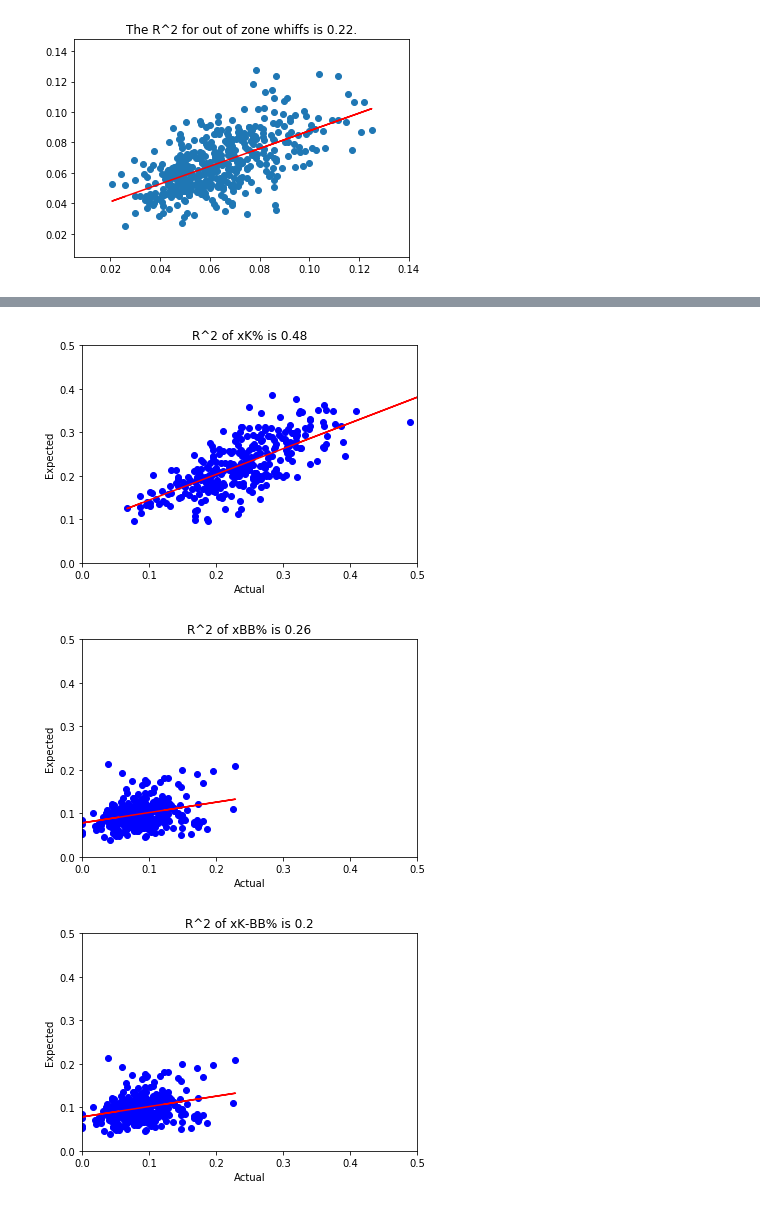
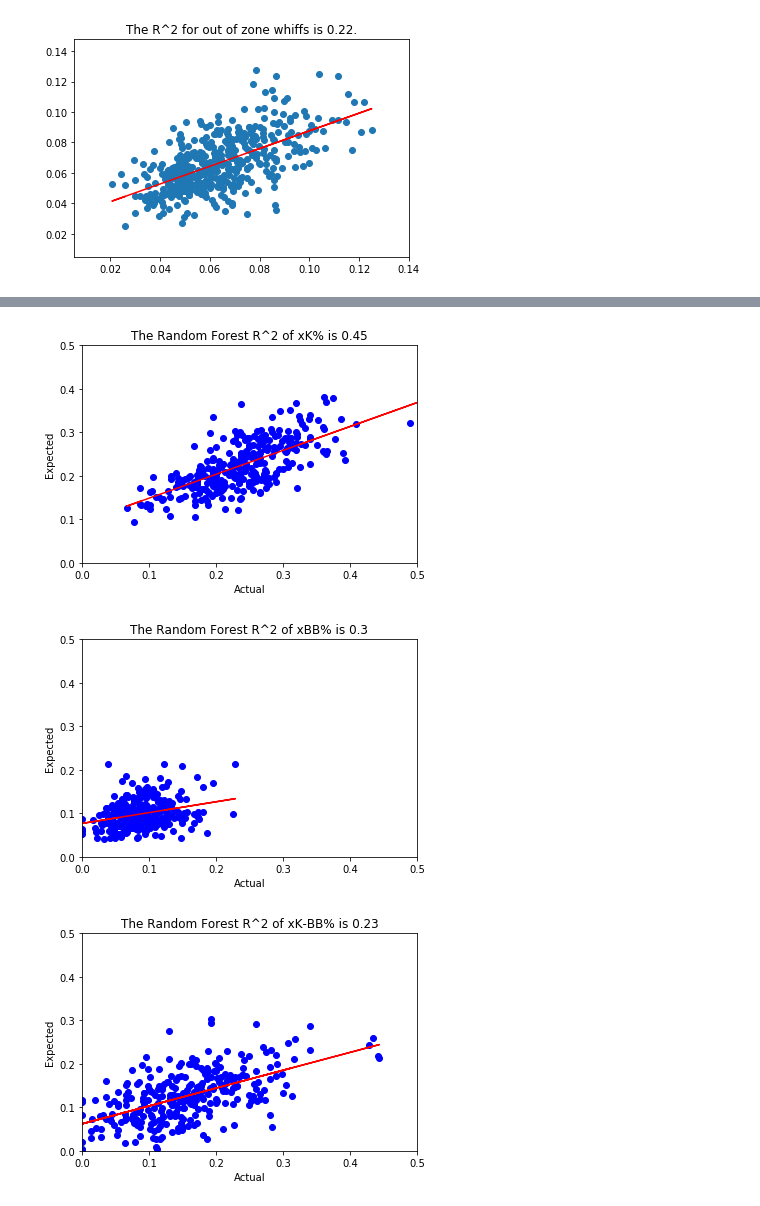
Before and after one commit to TrevorCap/Baseball, a Jupyter notebook: Baseball.ipynb, the cells around one changed output, grey strips where cells are left out. Saved outputs shown, nothing was run; the diff lists cells and outputs as text; code cells hidden in the pictures.

```diff
--- a/Baseball.ipynb
+++ b/Baseball.ipynb
@@ -387,38 +409,38 @@ tota.to_csv("Resources/data2019.csv")
 web.to_csv("Outputs/web.csv")
 # %%
 plt.figure(0)
-plt.title(f'R^2 of xK% is {round(kscor,2)}')
+plt.title(f'The Random Forest R^2 of xK% is {round(kscor,2)}')
 plt.scatter(kkkk, k_hat, c='b')
 b, m = poly(kkkk, k_hat, 1)
 plt.plot(kkkk, b + m * kkkk, '-', c='r')
 plt.xlabel('Actual')
 plt.ylabel('Expected')
 plt.xlim(0,0.5)
 plt.ylim(0, 0.5)
 plt.savefig('Outputs/xK2019.png')
 
 plt.figure(1)
 plt.scatter(bbbb, b_hat, c='b')
-plt.title(f'R^2 of xBB% is {abs(round(bscor,2))}')
+plt.title(f'The Random Forest R^2 of xBB% is {abs(round(bscor,2))}')
 b, m = poly(bbbb, b_hat, 1)
 plt.plot(bbbb, b + m * bbbb, '-', c='r')
 plt.xlabel('Actual')
 plt.ylabel('Expected')
 plt.xlim(0,0.5)
 plt.ylim(0, 0.5)
 plt.savefig('Outputs/xBB2019.png')
 
 plt.figure(2)
-plt.scatter(bbbb, b_hat, c='b')
-plt.title(f'R^2 of xK-BB% is {abs(round(kbscor,2))}')
-b, m = poly(bbbb, b_hat, 1)
-plt.plot(bbbb, b + m * bbbb, '-', c='r')
+plt.scatter(kbkb, kb_hat, c='b')
+plt.title(f'The Random Forest R^2 of xK-BB% is {abs(round(kbscor,2))}')
+b, m = poly(kbkb, kb_hat, 1)
+plt.plot(kbkb, b + m * kbkb, '-', c='r')
 plt.xlabel('Actual')
 plt.ylabel('Expected')
 plt.xlim(0,0.5)
 plt.ylim(0, 0.5)
 plt.savefig('Outputs/xKBB2019.png')
 # %% [output]
-[figure, old version]
+[figure, new version]
-[figure, old version]
+[figure, new version]
-[figure, old version]
+[figure, new version]
```
Also changed, not shown: parts of 8 cells of this notebook, 14 other files.
